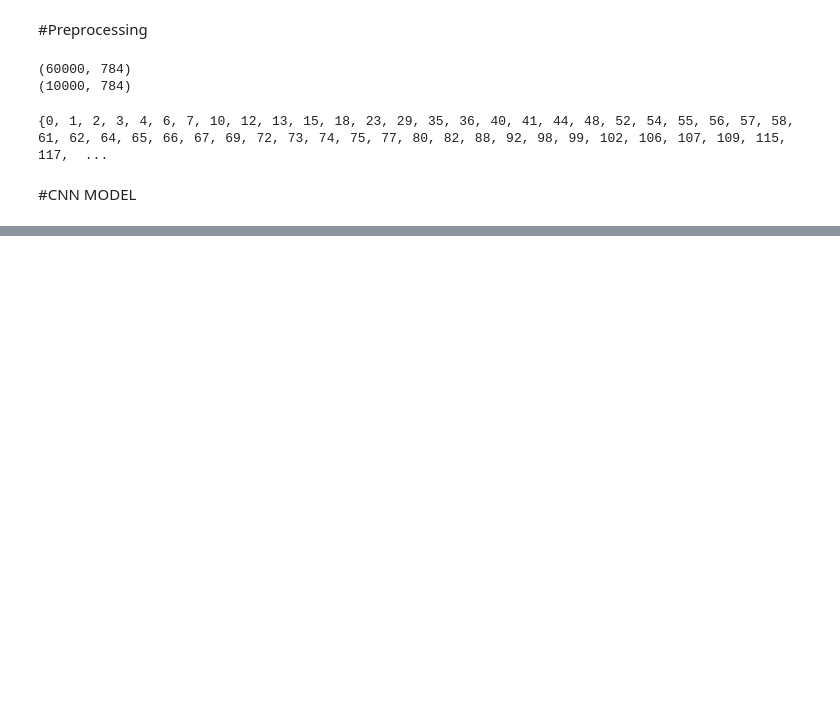
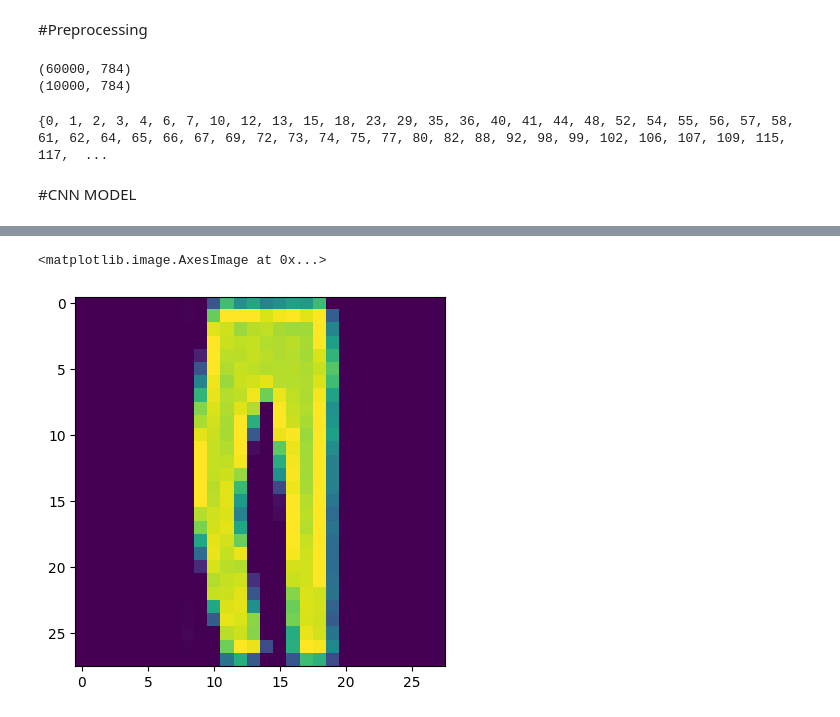
Before and after one commit to Yatharth31/DL-LAB, a Jupyter notebook: Assignment02.ipynb, the cells around one changed output, grey strips where cells are left out. Drawn from its saved outputs; the diff is of its cells as text; code cells hidden in the pictures; blank space fills up the shorter version.

```diff
--- a/Assignment02.ipynb
+++ b/Assignment02.ipynb
@@ -123,2 +149,5 @@ pred[2]
 # %%
-plt.imshow(x_test[2],cmap='binary')
+plt.imshow(x_test[2])
+# %% [output]
+<matplotlib.image.AxesImage at 0x...>
+[figure, added]
```
Also changed, not shown: parts of 7 cells of this notebook.
